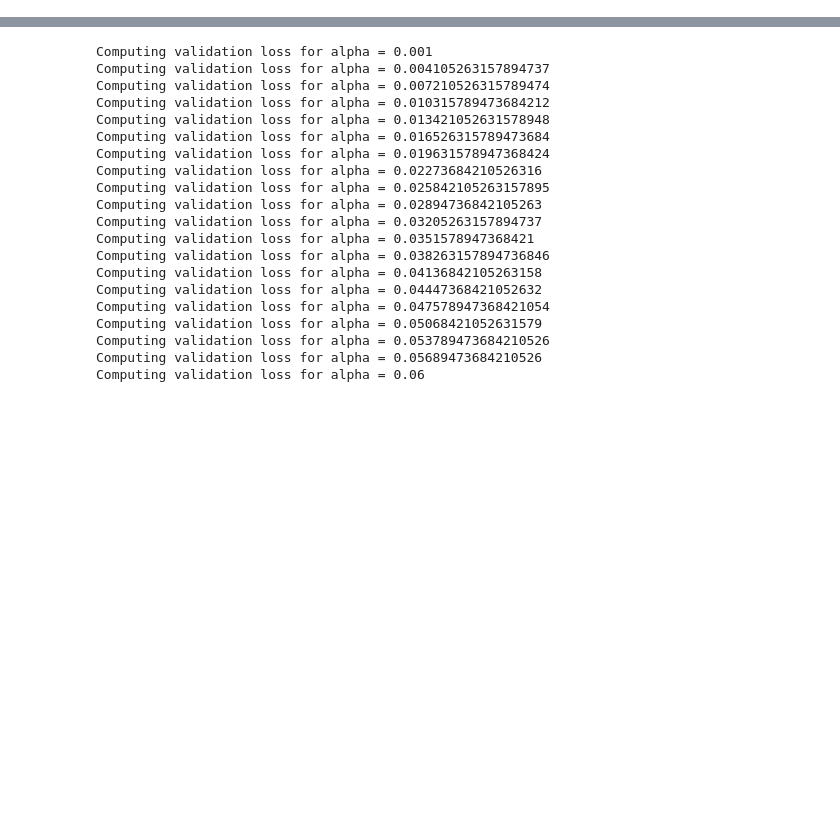
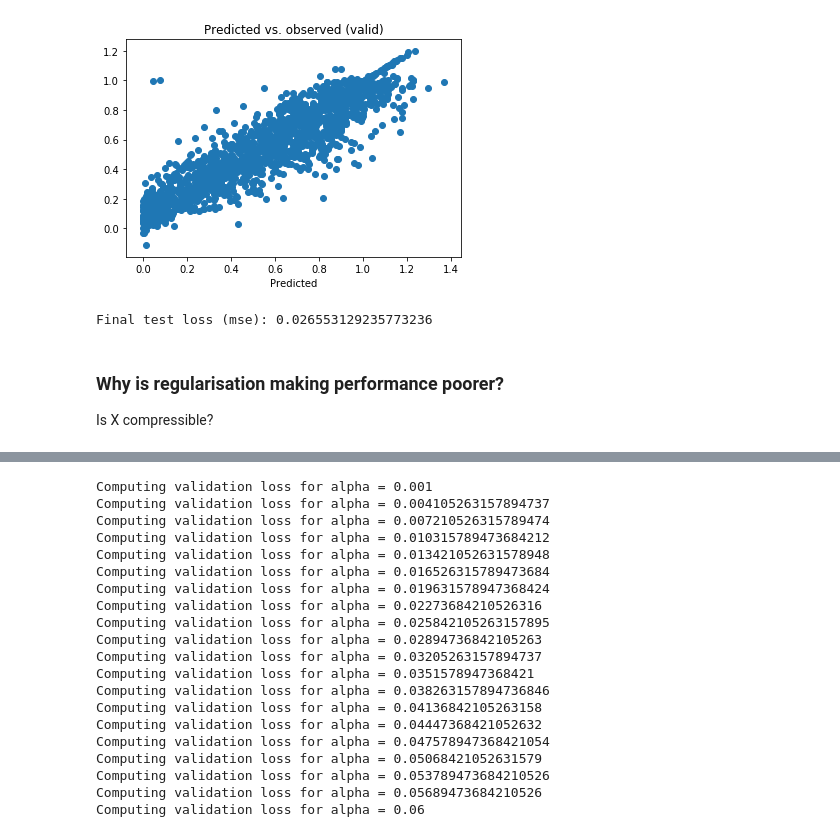
Before and after one commit to notreallyme2/teas, a Jupyter notebook: lasso_baseline.ipynb, the cells around one changed output, grey strips where cells are left out. Saved outputs shown, nothing was run; the diff lists cells and outputs as text; code cells hidden in the pictures; blank space fills up the shorter version.

Commit message:
Working lasso, but there are problems with the data. Don't use other code from this commit, it needs cleaning up.

```diff
--- a/lasso_baseline.ipynb
+++ b/lasso_baseline.ipynb
@@ -11,9 +11,19 @@ import matplotlib.pyplot as plt
 # %%
 synthetic_expression_data = pd.read_csv("data/net1_expression_data.tsv", sep='\t')
 tfs = pd.read_csv("data/net1_transcription_factors.tsv", sep='\t')
-X_idx = [g in tfs.iloc[:,0].tolist() for g in synthetic_expression_data.columns]
+X_bool = [g in tfs.iloc[:,0].tolist() for g in synthetic_expression_data.columns]
+not_X = [not(e) for e in X_bool]
+X_idx = [i for (i, e) in enumerate(X_bool) if e]
 # %%
 train, valid, test = (
     synthetic_expression_data.values[:500, :],
     synthetic_expression_data.values[500:700, :],
     synthetic_expression_data.values[700:, :])
+# %%
+alphas = np.linspace(0.001, 0.06, num=20)
+valid_losses = []
+for alpha in alphas:
+    print("Computing validation loss for alpha = {}".format(alpha))
+    lasso_model = Lasso(alpha).fit(train[:, X_bool], train)
+    Y_hat = lasso_model.predict(valid[:, X_bool])
+    valid_losses.append(mean_squared_error(Y_hat, valid))
@@ -19,0 +58,19 @@ train, valid, test = (
+# %%
+lasso_model = Lasso(alphas[np.argmin(valid_losses)]).fit(train[:, X_bool], train)
+# %%
+# plot predicted vs. observed
+Y_hat = lasso_model.predict(valid[:, X_bool])
+plt.scatter(valid[0], Y_hat[0])
+plt.xlabel("Observed")
+plt.xlabel("Predicted")
+plt.title("Predicted vs. observed (valid)");
+# %% [output]
+[figure, added]
+# %%
+Y_hat = lasso_model.predict(test[:, X_bool])
+print("Final test loss (mse): {}".format(mean_squared_error(Y_hat, test)))
+# %% [output]
+Final test loss (mse): 0.026553129235773236
+# %% [markdown]
+### Why is regularisation making performance poorer?
+Is X compressible?
```
Also changed, not shown: parts of 35 cells of this notebook, 4 other files.
